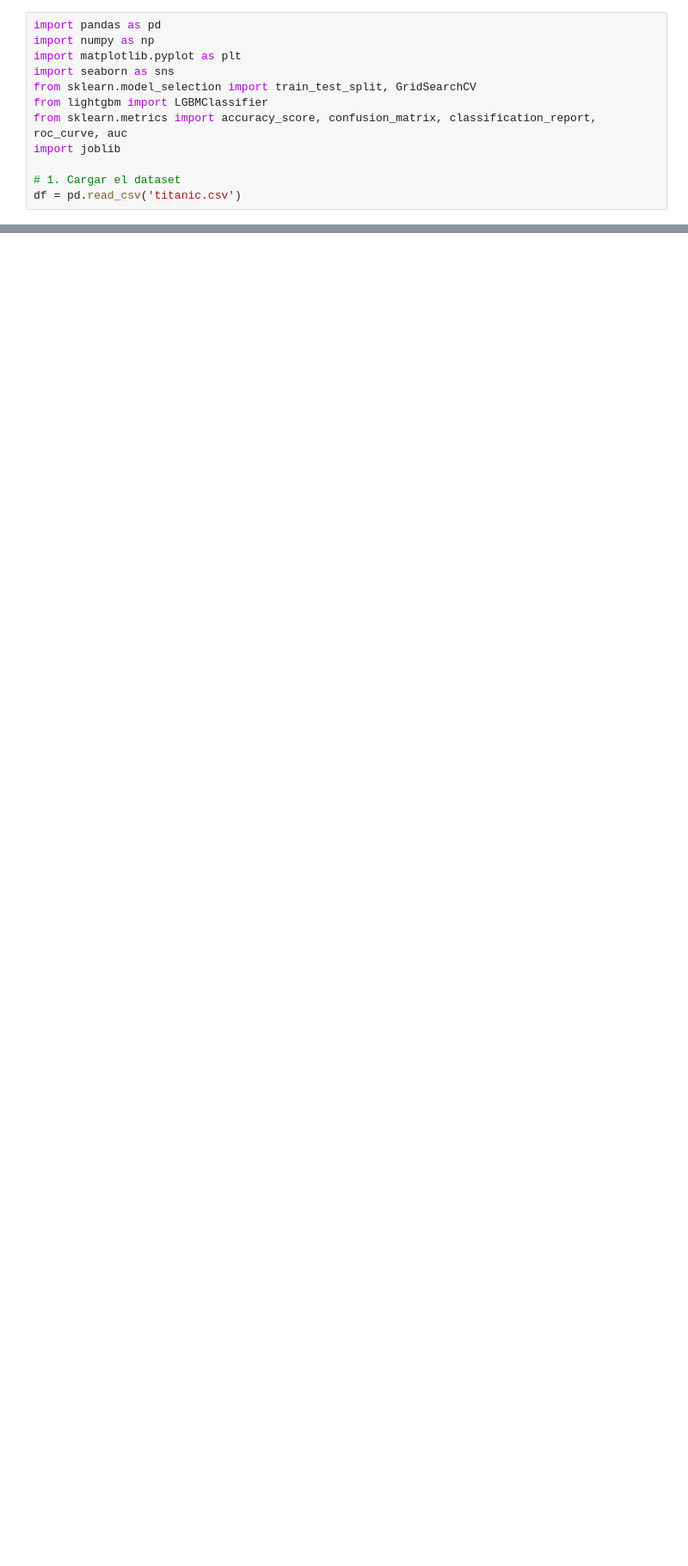
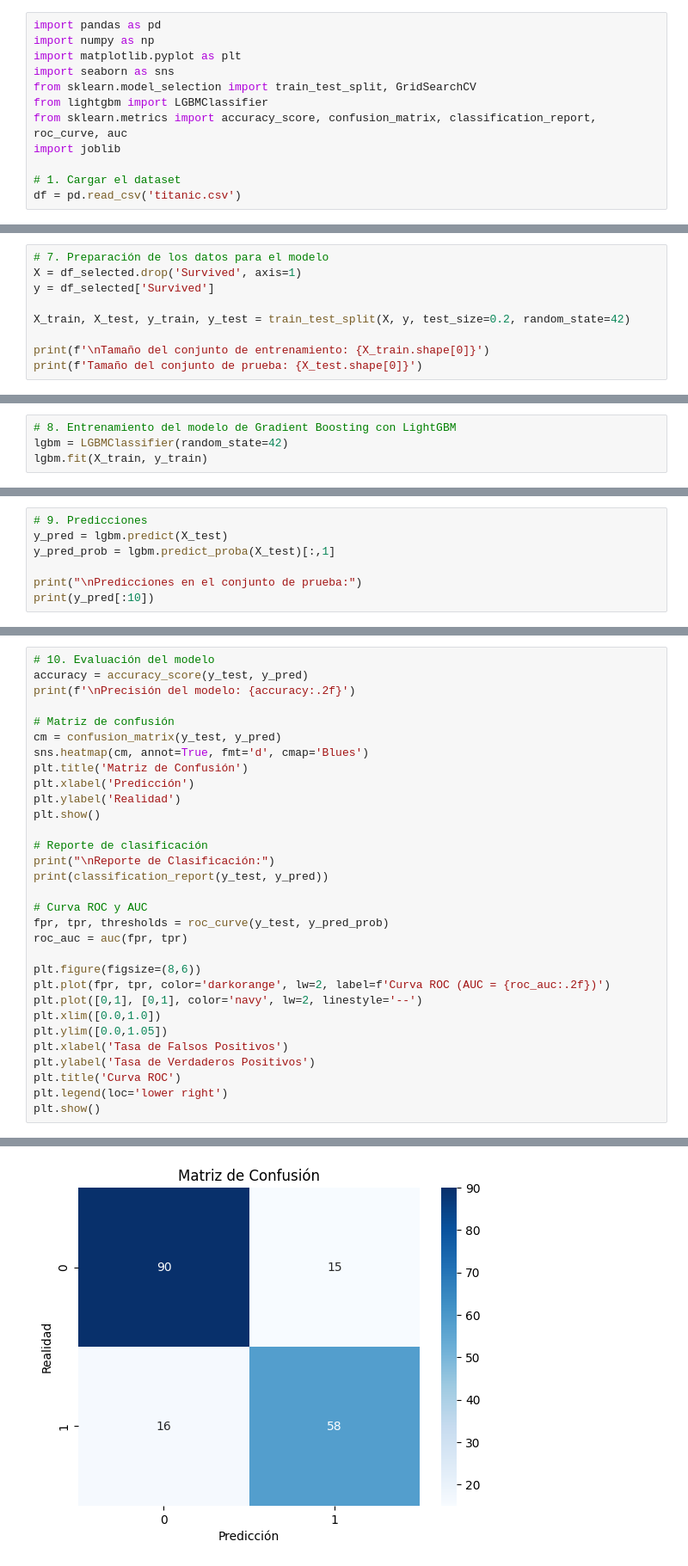
Before and after one commit to David-Sac/Proyectos-365, a Jupyter notebook: DIA_009/informacion.ipynb, the cells around one changed output, grey strips where cells are left out. Shown at 86% size. Saved outputs shown, nothing was run; the diff lists cells and outputs as text; blank space fills up the shorter version.

```diff
--- a/DIA_009/informacion.ipynb
+++ b/DIA_009/informacion.ipynb
@@ -23,0 +145,9 @@ df = pd.read_csv('titanic.csv')
+# %%
+# 7. Preparación de los datos para el modelo
+X = df_selected.drop('Survived', axis=1)
+y = df_selected['Survived']
+
+X_train, X_test, y_train, y_test = train_test_split(X, y, test_size=0.2, random_state=42)
+
+print(f'\nTamaño del conjunto de entrenamiento: {X_train.shape[0]}')
+print(f'Tamaño del conjunto de prueba: {X_test.shape[0]}')
@@ -23,0 +157,4 @@ df = pd.read_csv('titanic.csv')
+# %%
+# 8. Entrenamiento del modelo de Gradient Boosting con LightGBM
+lgbm = LGBMClassifier(random_state=42)
+lgbm.fit(X_train, y_train)
@@ -23,0 +180,7 @@ df = pd.read_csv('titanic.csv')
+# %%
+# 9. Predicciones
+y_pred = lgbm.predict(X_test)
+y_pred_prob = lgbm.predict_proba(X_test)[:,1]
+
+print("\nPredicciones en el conjunto de prueba:")
+print(y_pred[:10])
@@ -23,0 +190,32 @@ df = pd.read_csv('titanic.csv')
+# %%
+# 10. Evaluación del modelo
+accuracy = accuracy_score(y_test, y_pred)
+print(f'\nPrecisión del modelo: {accuracy:.2f}')
+
+# Matriz de confusión
+cm = confusion_matrix(y_test, y_pred)
+sns.heatmap(cm, annot=True, fmt='d', cmap='Blues')
+plt.title('Matriz de Confusión')
+plt.xlabel('Predicción')
+plt.ylabel('Realidad')
+plt.show()
+
+# Reporte de clasificación
+print("\nReporte de Clasificación:")
+print(classification_report(y_test, y_pred))
+
+# Curva ROC y AUC
+fpr, tpr, thresholds = roc_curve(y_test, y_pred_prob)
+roc_auc = auc(fpr, tpr)
+
+plt.figure(figsize=(8,6))
+plt.plot(fpr, tpr, color='darkorange', lw=2, label=f'Curva ROC (AUC = {roc_auc:.2f})')
+plt.plot([0,1], [0,1], color='navy', lw=2, linestyle='--')
+plt.xlim([0.0,1.0])
+plt.ylim([0.0,1.05])
+plt.xlabel('Tasa de Falsos Positivos')
+plt.ylabel('Tasa de Verdaderos Positivos')
+plt.title('Curva ROC')
+plt.legend(loc='lower right')
+plt.show()
+# %% [output]
@@ -23,0 +223 @@ df = pd.read_csv('titanic.csv')
+[figure, added]
```
Also changed, not shown: parts of 12 cells of this notebook, 1 other file.
